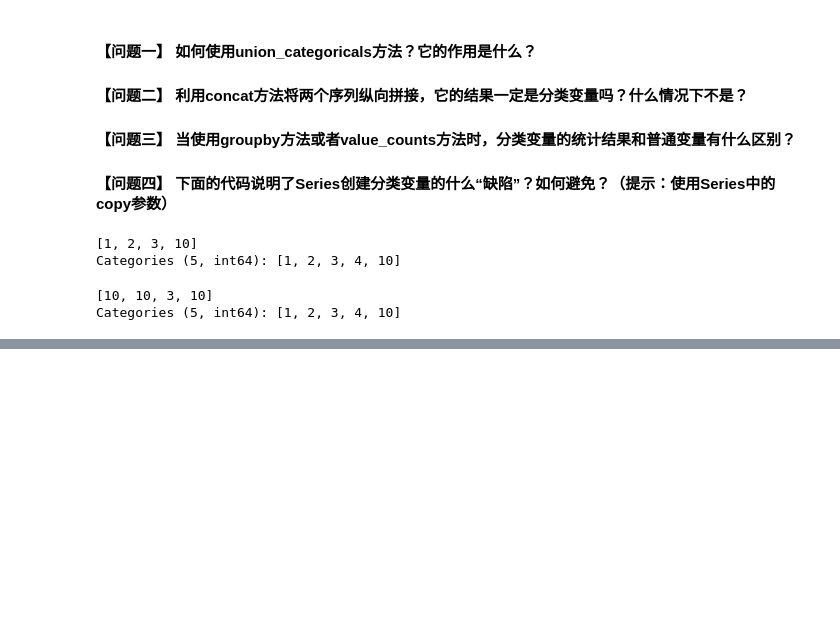
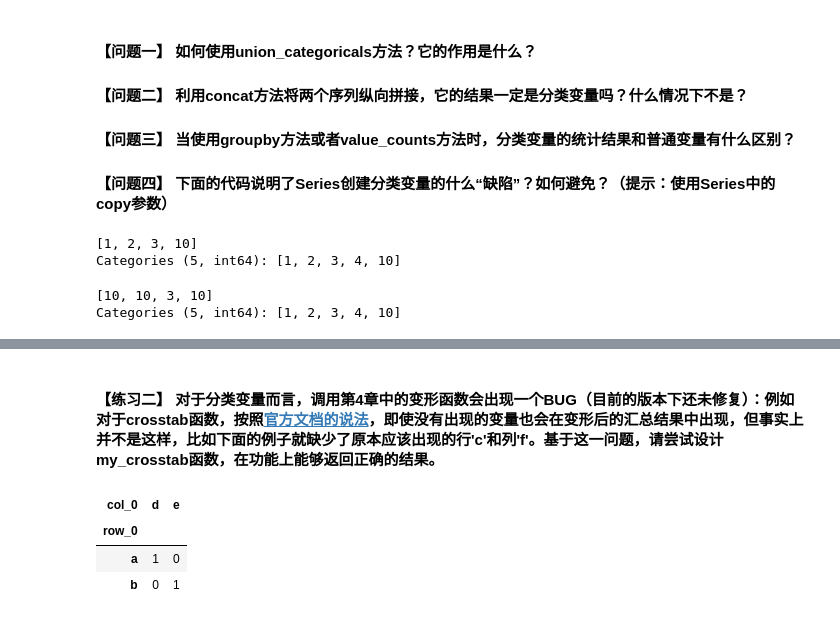
Before and after one commit to datawhalechina/joyful-pandas, a Jupyter notebook: 第8章 分类数据.ipynb, the cells around one changed output, grey strips where cells are left out. Cells and saved outputs as stored; diff of their text form; code cells hidden in the pictures; blank space fills up the shorter version.

```diff
--- a/第8章 分类数据.ipynb
+++ b/第8章 分类数据.ipynb
@@ -360,0 +374,11 @@ Categories (5, int64): [1, 2, 3, 4, 10]
+# %% [markdown]
+#### 【练习二】 对于分类变量而言，调用第4章中的变形函数会出现一个BUG（目前的版本下还未修复）：例如对于crosstab函数，按照[官方文档的说法](https://pandas.pydata.org/pandas-docs/version/1.0.0/user_guide/reshaping.html#cross-tabulations)，即使没有出现的变量也会在变形后的汇总结果中出现，但事实上并不是这样，比如下面的例子就缺少了原本应该出现的行'c'和列'f'。基于这一问题，请尝试设计my_crosstab函数，在功能上能够返回正确的结果。
+# %%
+foo = pd.Categorical(['a', 'b'], categories=['a', 'b', 'c'])
+bar = pd.Categorical(['d', 'e'], categories=['d', 'e', 'f'])
+pd.crosstab(foo, bar)
+# %% [output]
+| col_0 | d | e |
+| row_0 |  |  |
+| a | 1 | 0 |
+| b | 0 | 1 |
```
Also changed, not shown: parts of 8 cells of this notebook, 12 other files.
